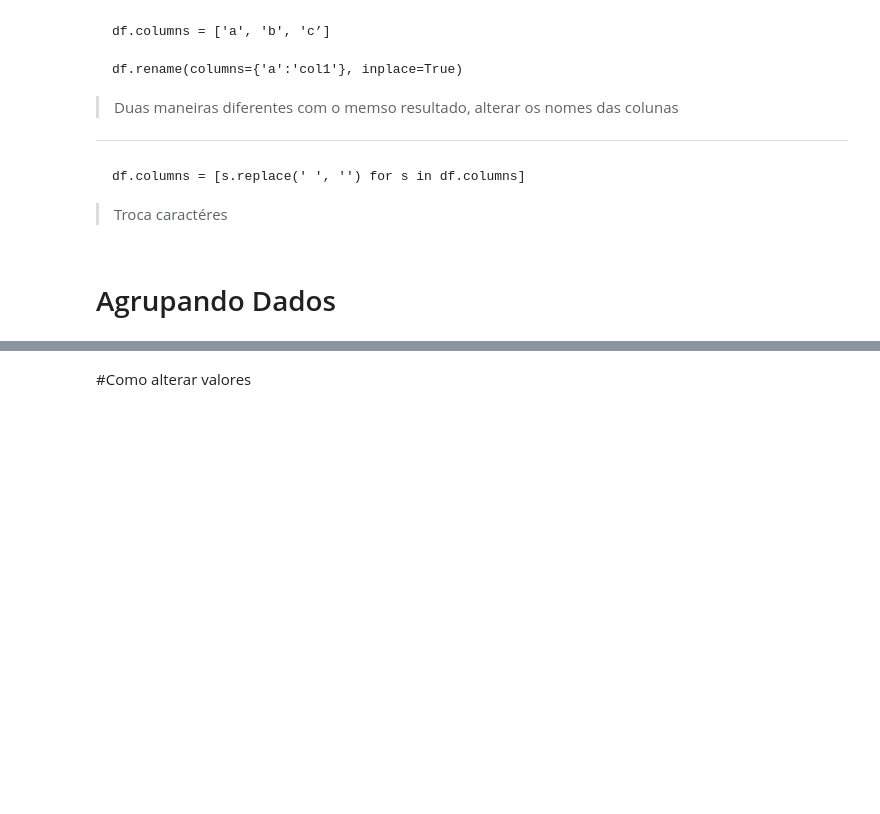
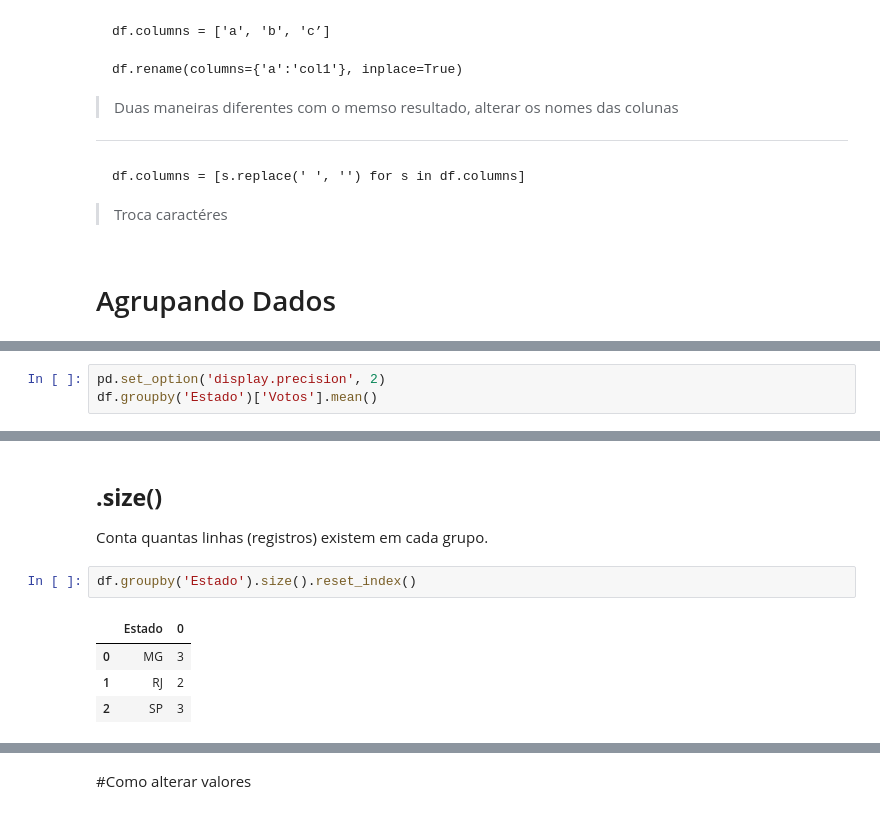
Before and after one commit to CaioPalombo/fundamentos, a Jupyter notebook: playlist_pandas.ipynb, the cells around one changed output, grey strips where cells are left out. Drawn from its saved outputs; the diff is of its cells as text; blank space fills up the shorter version.

```diff
--- a/playlist_pandas.ipynb
+++ b/playlist_pandas.ipynb
@@ -166,0 +191,3 @@ df.groupby(['SG_UF', 'SG_PARTIDO'])['VOTOS'].sum()
+# %%
+pd.set_option('display.precision', 2)
+df.groupby('Estado')['Votos'].mean()
@@ -166,0 +201,10 @@ df.groupby(['SG_UF', 'SG_PARTIDO'])['VOTOS'].sum()
+# %% [markdown]
+## **.size()**
+Conta quantas linhas (registros) existem em cada grupo.
+# %%
+df.groupby('Estado').size().reset_index()
+# %% [output]
+|  | Estado | 0 |
+| 0 | MG | 3 |
+| 1 | RJ | 2 |
+| 2 | SP | 3 |
```
Also changed, not shown: parts of 12 cells of this notebook.
